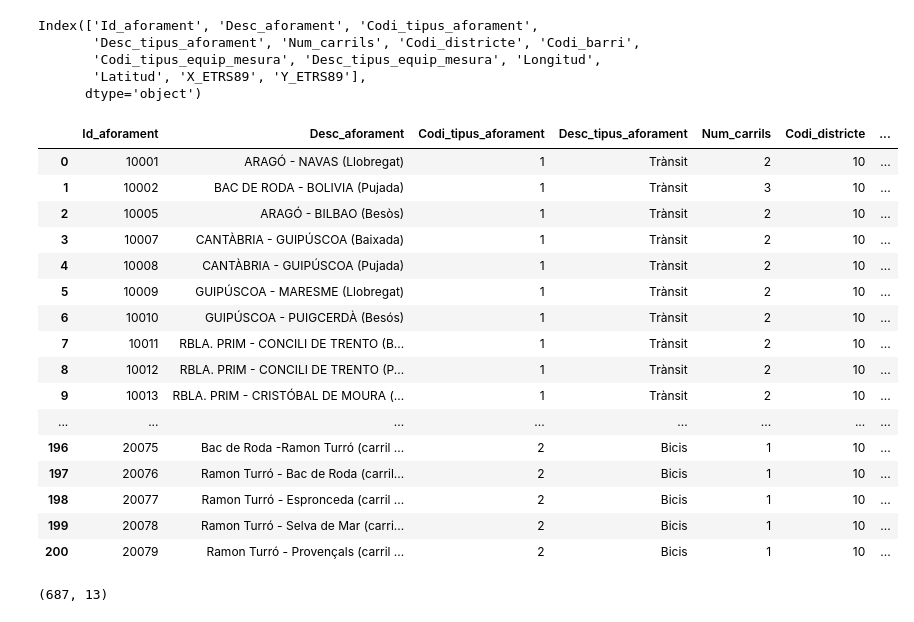
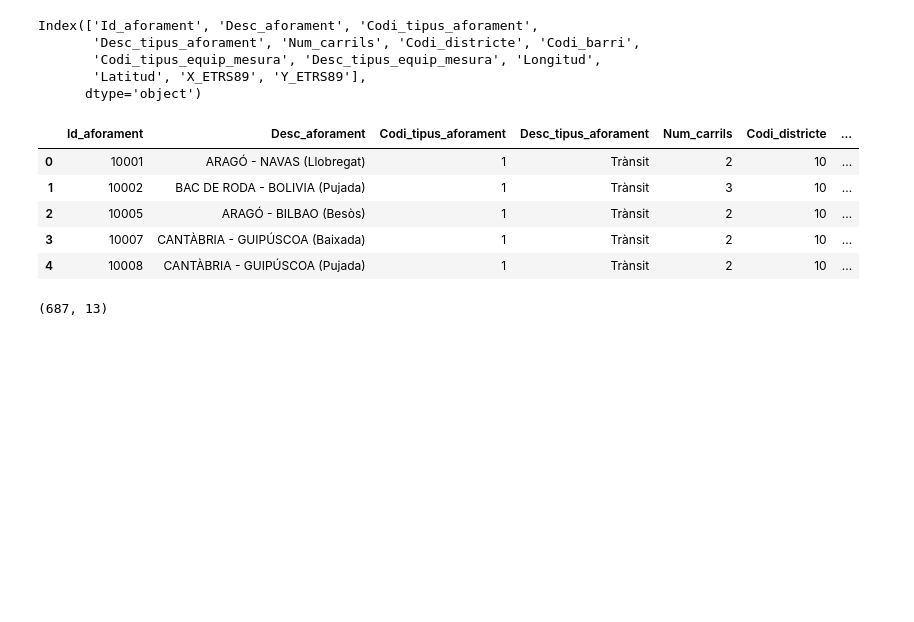
Before and after one commit to marcjs95/master-data-science, a Jupyter notebook: code/mapas.ipynb, the cells around one changed output. Cells and saved outputs as stored; diff of their text form; code cells hidden in the pictures; blank space fills up the shorter version.

```diff
--- a/code/mapas.ipynb
+++ b/code/mapas.ipynb
@@ -87,25 +87,14 @@ Index(['Id_aforament', 'Desc_aforament', 'Codi_tipus_aforament',
        'Latitud', 'X_ETRS89', 'Y_ETRS89'],
       dtype='object')
 # %%
-data1.head(200)
+data1.head()
 # %% [output]
 |  | Id_aforament | Desc_aforament | Codi_tipus_aforament | Desc_tipus_aforament | Num_carrils | Codi_districte | ... |
 | 0 | 10001 | ARAGÓ - NAVAS (Llobregat) | 1 | Trànsit | 2 | 10 | ... |
 | 1 | 10002 | BAC DE RODA - BOLIVIA (Pujada) | 1 | Trànsit | 3 | 10 | ... |
 | 2 | 10005 | ARAGÓ - BILBAO (Besòs) | 1 | Trànsit | 2 | 10 | ... |
 | 3 | 10007 | CANTÀBRIA - GUIPÚSCOA (Baixada) | 1 | Trànsit | 2 | 10 | ... |
 | 4 | 10008 | CANTÀBRIA - GUIPÚSCOA (Pujada) | 1 | Trànsit | 2 | 10 | ... |
-| 5 | 10009 | GUIPÚSCOA - MARESME (Llobregat) | 1 | Trànsit | 2 | 10 | ... |
-| 6 | 10010 | GUIPÚSCOA - PUIGCERDÀ (Besós) | 1 | Trànsit | 2 | 10 | ... |
-| 7 | 10011 | RBLA. PRIM - CONCILI DE TRENTO (B... | 1 | Trànsit | 2 | 10 | ... |
-| 8 | 10012 | RBLA. PRIM - CONCILI DE TRENTO (P... | 1 | Trànsit | 2 | 10 | ... |
-| 9 | 10013 | RBLA. PRIM - CRISTÓBAL DE MOURA (... | 1 | Trànsit | 2 | 10 | ... |
-| ... | ... | ... | ... | ... | ... | ... | ... |
-| 196 | 20075 | Bac de Roda -Ramon Turró (carril ... | 2 | Bicis | 1 | 10 | ... |
-| 197 | 20076 | Ramon Turró - Bac de Roda (carril... | 2 | Bicis | 1 | 10 | ... |
-| 198 | 20077 | Ramon Turró - Espronceda (carril ... | 2 | Bicis | 1 | 10 | ... |
-| 199 | 20078 | Ramon Turró - Selva de Mar (carri... | 2 | Bicis | 1 | 10 | ... |
-| 200 | 20079 | Ramon Turró - Provençals (carril ... | 2 | Bicis | 1 | 10 | ... |
 # %%
 data1.shape
 # %% [output]
```
Also changed, not shown: parts of 5 cells of this notebook.
